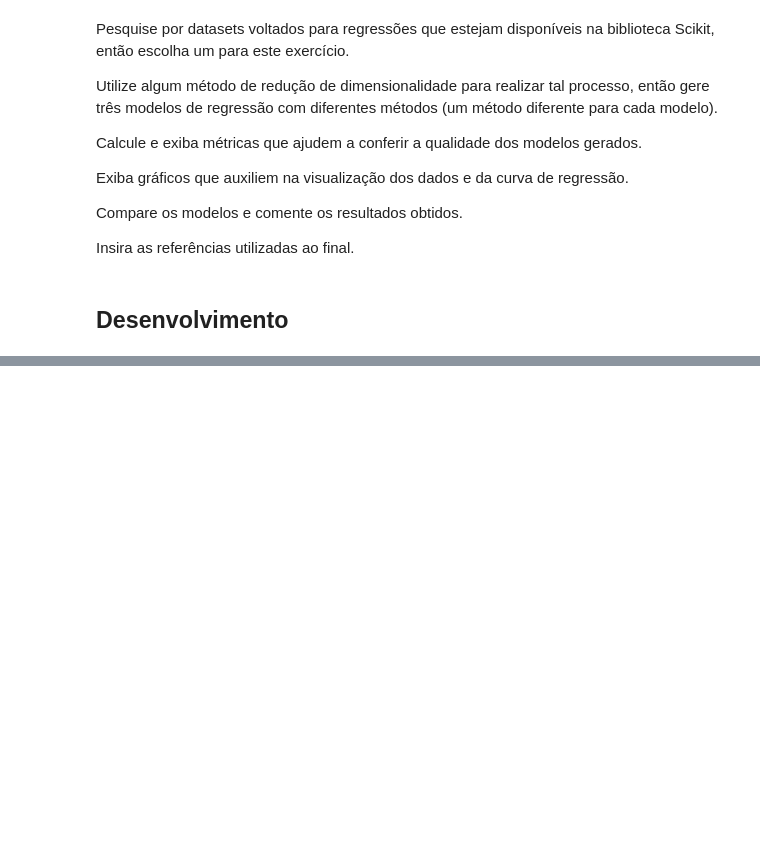
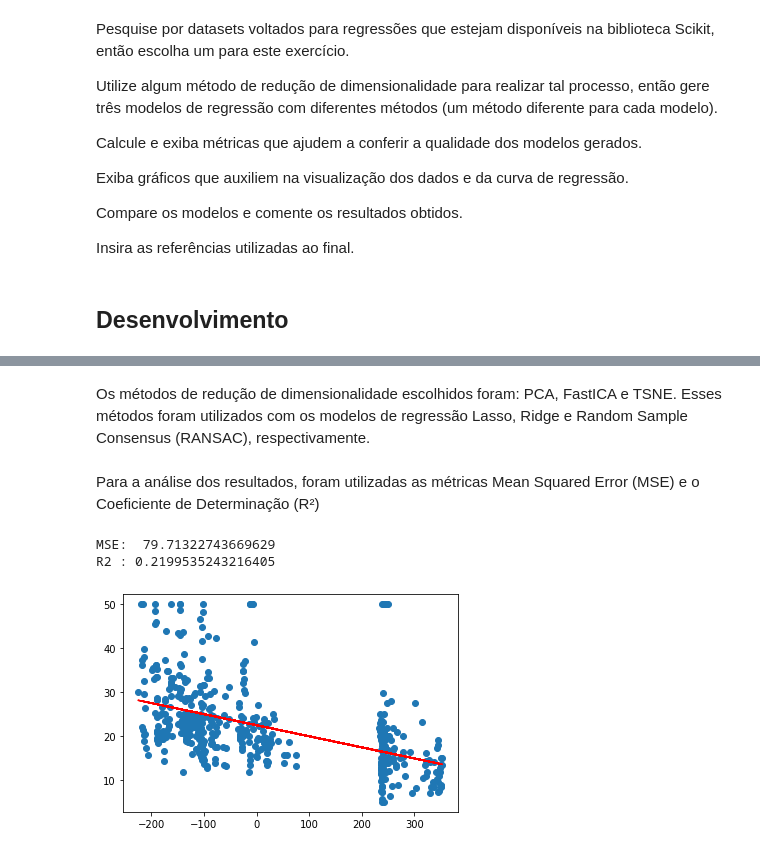
Before and after one commit to jonatas57/si, a Jupyter notebook: aula3/EC_3.ipynb, the cells around one changed output, grey strips where cells are left out. Saved outputs shown, nothing was run; the diff lists cells and outputs as text; code cells hidden in the pictures; blank space fills up the shorter version.

```diff
--- a/aula3/EC_3.ipynb
+++ b/aula3/EC_3.ipynb
@@ -30,0 +35,6 @@ Insira as referências utilizadas ao final.
+# %%
+boston = load_boston()
+x = boston.data
+y = boston.target
+# %% [markdown]
+Os métodos de redução de dimensionalidade escolhidos foram: PCA, FastICA e TSNE. Esses métodos foram utilizados com os modelos de regressão Lasso, Ridge e Random Sample Consensus (RANSAC), respectivamente.
@@ -30,0 +50,26 @@ Insira as referências utilizadas ao final.
+# %% [markdown]
+Para a análise dos resultados, foram utilizadas as métricas Mean Squared Error (MSE) e o Coeficiente de Determinação (R²)
+# %%
+def plot(x, y, x_test, y_pred):
+    plt.scatter(x, y)
+    plt.plot(x_test, y_pred, 'r')
+
+def print_metrics(y_test, y_pred):
+    print("MSE: ", mean_squared_error(y_test, y_pred))
+    print("R2 :", r2_score(y_test, y_pred))
+
+def test_model(x_ori, y, model, reddim):
+    x = reddim.fit_transform(x_ori)
+    x_train, x_test, y_train, y_test = train_test_split(x, y)
+    model.fit(x_train, y_train)
+    y_pred = model.predict(x_test)
+
+    print_metrics(y_test, y_pred)
+
+    plot(x, y, x_test, y_pred)
+# %%
+test_model(x, y, Lasso(), PCA(1))
+# %% [output]
+MSE:  79.71322743669629
+R2 : 0.2199535243216405
+[figure, added]
```
Also changed, not shown: parts of 12 cells of this notebook, 1 other file.
